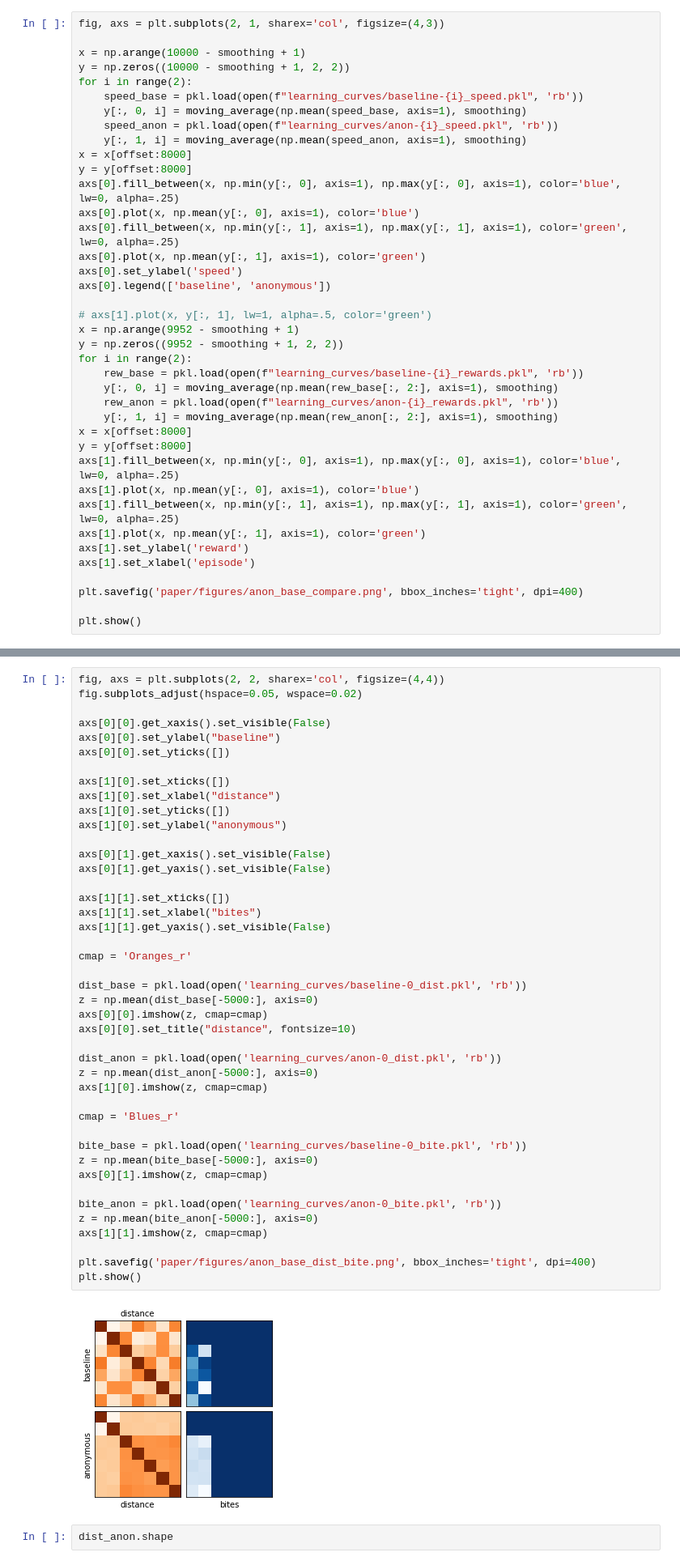
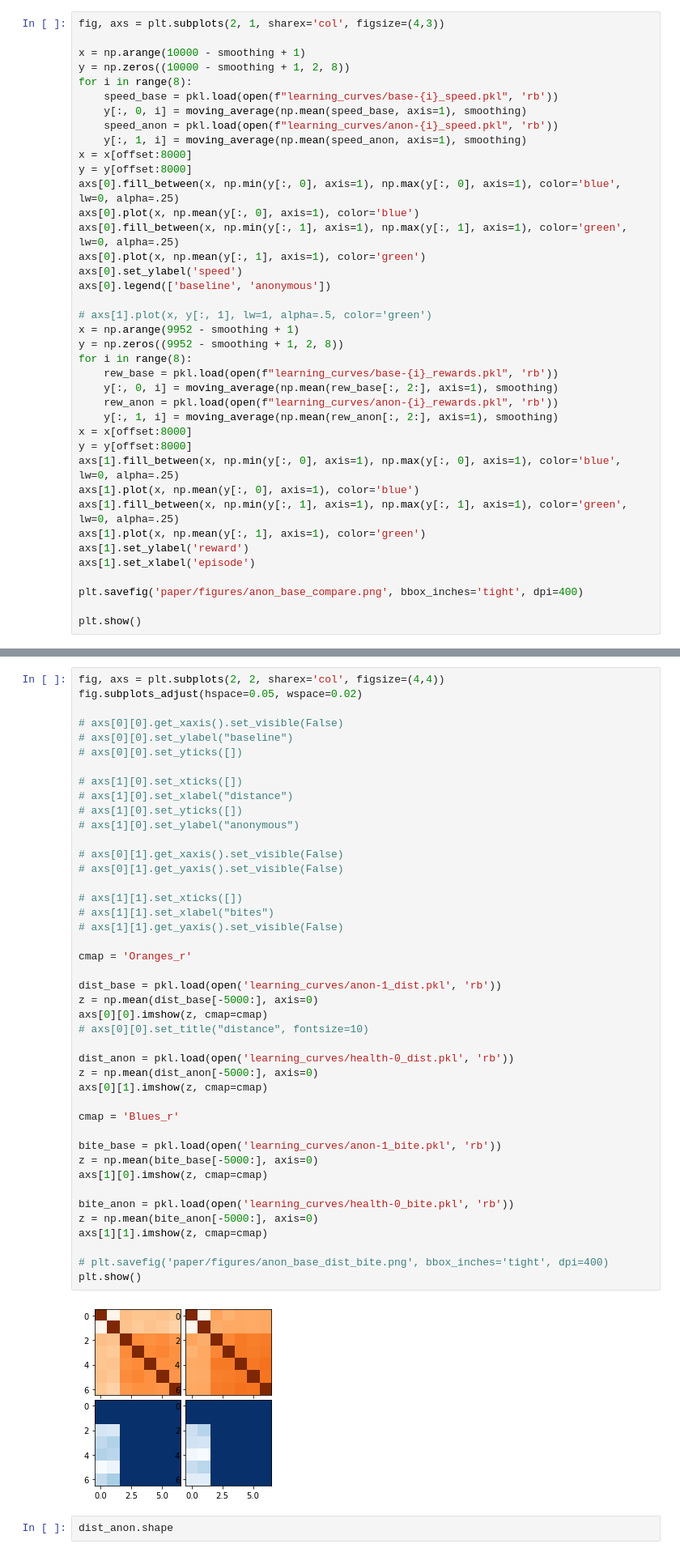
Before and after one commit to captainpete/multiagent-particle-envs, a Jupyter notebook: writeup (1).ipynb, the cells around one changed output, grey strips where cells are left out. Shown at 81% size. Drawn from its saved outputs; the diff is of its cells as text.

Commit message:
update paper

```diff
--- a/writeup (1).ipynb
+++ b/writeup (1).ipynb
@@ -177,9 +177,9 @@ plt.show()
 fig, axs = plt.subplots(2, 1, sharex='col', figsize=(4,3))
 
 x = np.arange(10000 - smoothing + 1)
-y = np.zeros((10000 - smoothing + 1, 2, 2))
-for i in range(2):
-    speed_base = pkl.load(open(f"learning_curves/baseline-{i}_speed.pkl", 'rb'))
+y = np.zeros((10000 - smoothing + 1, 2, 8))
+for i in range(8):
+    speed_base = pkl.load(open(f"learning_curves/base-{i}_speed.pkl", 'rb'))
     y[:, 0, i] = moving_average(np.mean(speed_base, axis=1), smoothing)
     speed_anon = pkl.load(open(f"learning_curves/anon-{i}_speed.pkl", 'rb'))
     y[:, 1, i] = moving_average(np.mean(speed_anon, axis=1), smoothing)
@@ -194,9 +194,9 @@ axs[0].legend(['baseline', 'anonymous'])
 
 # axs[1].plot(x, y[:, 1], lw=1, alpha=.5, color='green')
 x = np.arange(9952 - smoothing + 1)
-y = np.zeros((9952 - smoothing + 1, 2, 2))
-for i in range(2):
-    rew_base = pkl.load(open(f"learning_curves/baseline-{i}_rewards.pkl", 'rb'))
+y = np.zeros((9952 - smoothing + 1, 2, 8))
+for i in range(8):
+    rew_base = pkl.load(open(f"learning_curves/base-{i}_rewards.pkl", 'rb'))
     y[:, 0, i] = moving_average(np.mean(rew_base[:, 2:], axis=1), smoothing)
     rew_anon = pkl.load(open(f"learning_curves/anon-{i}_rewards.pkl", 'rb'))
     y[:, 1, i] = moving_average(np.mean(rew_anon[:, 2:], axis=1), smoothing)
@@ -217,48 +586,48 @@ plt.show()
 # %%
 fig, axs = plt.subplots(2, 2, sharex='col', figsize=(4,4))
 fig.subplots_adjust(hspace=0.05, wspace=0.02)
 
-axs[0][0].get_xaxis().set_visible(False)
-axs[0][0].set_ylabel("baseline")
-axs[0][0].set_yticks([])
+# axs[0][0].get_xaxis().set_visible(False)
+# axs[0][0].set_ylabel("baseline")
+# axs[0][0].set_yticks([])
 
-axs[1][0].set_xticks([])
-axs[1][0].set_xlabel("distance")
-axs[1][0].set_yticks([])
-axs[1][0].set_ylabel("anonymous")
+# axs[1][0].set_xticks([])
+# axs[1][0].set_xlabel("distance")
+# axs[1][0].set_yticks([])
+# axs[1][0].set_ylabel("anonymous")
 
-axs[0][1].get_xaxis().set_visible(False)
-axs[0][1].get_yaxis().set_visible(False)
+# axs[0][1].get_xaxis().set_visible(False)
+# axs[0][1].get_yaxis().set_visible(False)
 
-axs[1][1].set_xticks([])
-axs[1][1].set_xlabel("bites")
-axs[1][1].get_yaxis().set_visible(False)
+# axs[1][1].set_xticks([])
+# axs[1][1].set_xlabel("bites")
+# axs[1][1].get_yaxis().set_visible(False)
 
 cmap = 'Oranges_r'
 
-dist_base = pkl.load(open('learning_curves/baseline-0_dist.pkl', 'rb'))
+dist_base = pkl.load(open('learning_curves/anon-1_dist.pkl', 'rb'))
 z = np.mean(dist_base[-5000:], axis=0)
 axs[0][0].imshow(z, cmap=cmap)
-axs[0][0].set_title("distance", fontsize=10)
+# axs[0][0].set_title("distance", fontsize=10)
 
-dist_anon = pkl.load(open('learning_curves/anon-0_dist.pkl', 'rb'))
+dist_anon = pkl.load(open('learning_curves/health-0_dist.pkl', 'rb'))
 z = np.mean(dist_anon[-5000:], axis=0)
-axs[1][0].imshow(z, cmap=cmap)
+axs[0][1].imshow(z, cmap=cmap)
 
 cmap = 'Blues_r'
 
-bite_base = pkl.load(open('learning_curves/baseline-0_bite.pkl', 'rb'))
+bite_base = pkl.load(open('learning_curves/anon-1_bite.pkl', 'rb'))
 z = np.mean(bite_base[-5000:], axis=0)
-axs[0][1].imshow(z, cmap=cmap)
+axs[1][0].imshow(z, cmap=cmap)
 
-bite_anon = pkl.load(open('learning_curves/anon-0_bite.pkl', 'rb'))
+bite_anon = pkl.load(open('learning_curves/health-0_bite.pkl', 'rb'))
 z = np.mean(bite_anon[-5000:], axis=0)
 axs[1][1].imshow(z, cmap=cmap)
 
-plt.savefig('paper/figures/anon_base_dist_bite.png', bbox_inches='tight', dpi=400)
+# plt.savefig('paper/figures/anon_base_dist_bite.png', bbox_inches='tight', dpi=400)
 plt.show()
 # %% [output]
-[figure, old version]
+[figure, new version]
 # %%
 dist_anon.shape
 # %% [output]
```
Also changed, not shown: parts of 11 cells of this notebook, 13 other files.
